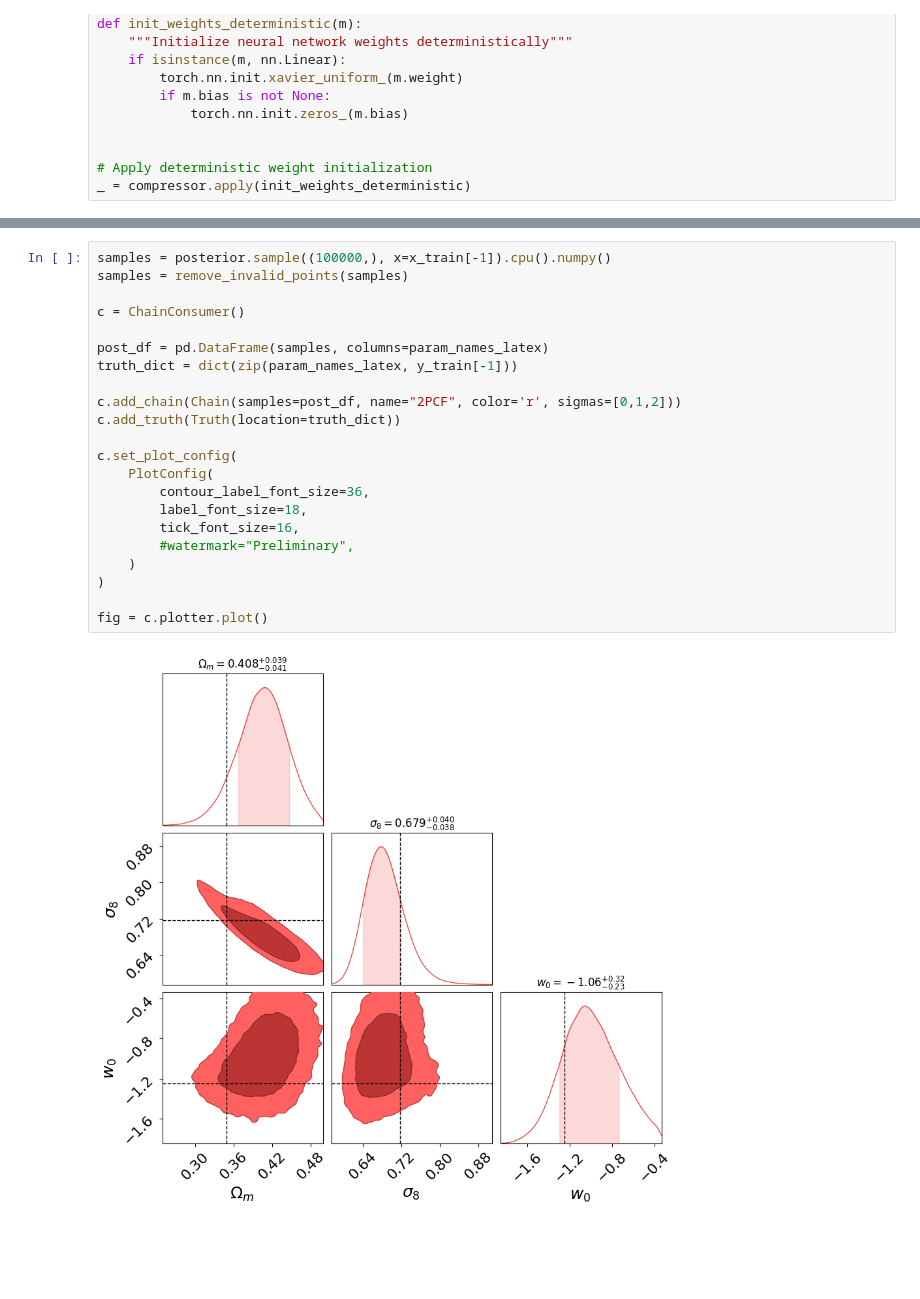
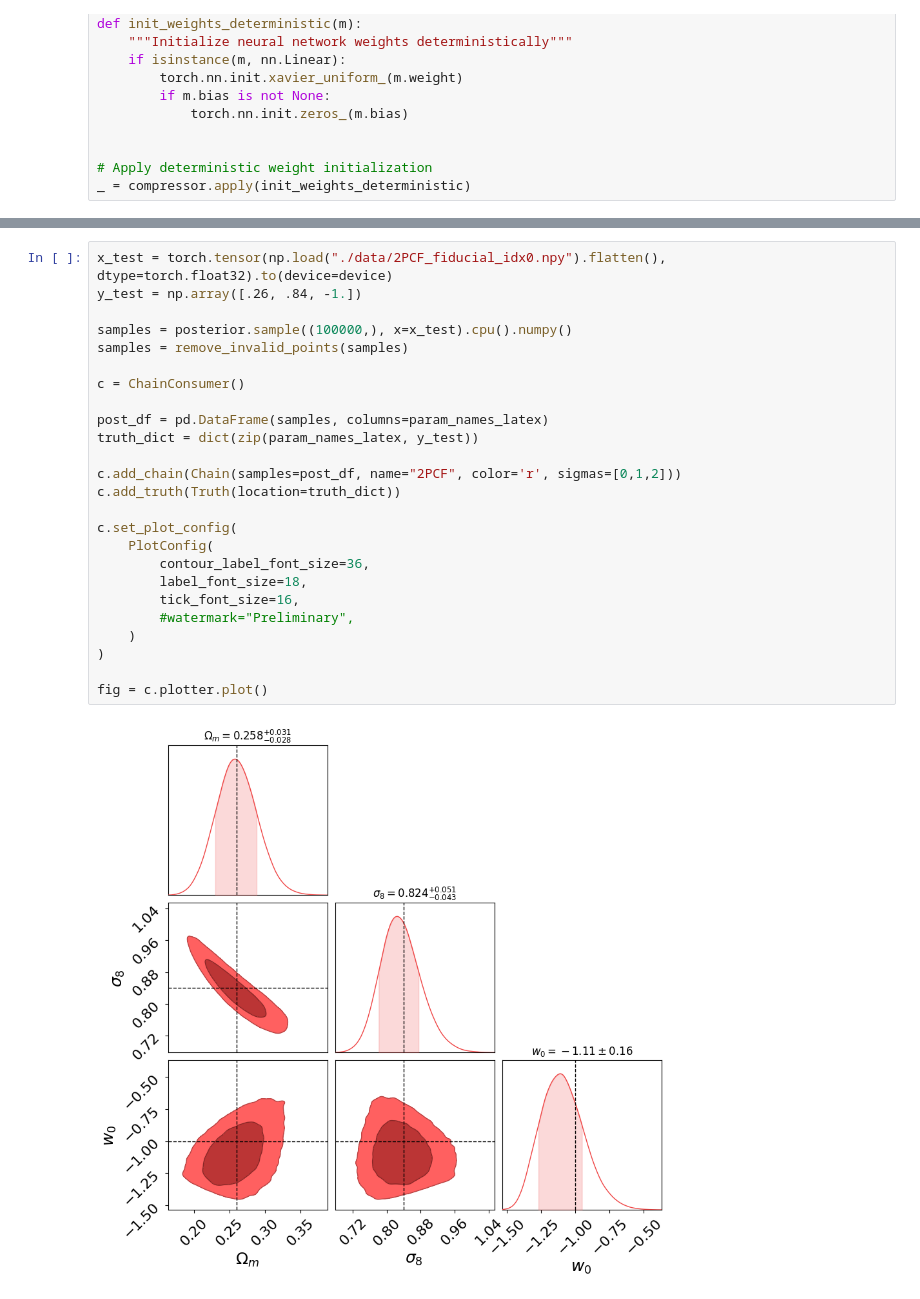
Before and after one commit to lgong6g/C3NN_inference, a Jupyter notebook: 2PCF_comparison.ipynb, the cells around one changed output, grey strips where cells are left out. Drawn from its saved outputs; the diff is of its cells as text; blank space fills up the shorter version.

Commit message:
Added 2PCF measurement @fiducial cosmo for testing.

```diff
--- a/2PCF_comparison.ipynb
+++ b/2PCF_comparison.ipynb
@@ -162,26 +162,29 @@ posterior = inference.build_posterior()
 
 DANGER!!!! No more deepycopy after training!!!
 # %%
-samples = posterior.sample((100000,), x=x_train[-1]).cpu().numpy()
+x_test = torch.tensor(np.load("./data/2PCF_fiducial_idx0.npy").flatten(), dtype=torch.float32).to(device=device)
+y_test = np.array([.26, .84, -1.])
+
+samples = posterior.sample((100000,), x=x_test).cpu().numpy()
 samples = remove_invalid_points(samples)
 
 c = ChainConsumer()
 
 post_df = pd.DataFrame(samples, columns=param_names_latex)
-truth_dict = dict(zip(param_names_latex, y_train[-1]))
+truth_dict = dict(zip(param_names_latex, y_test))
 
 c.add_chain(Chain(samples=post_df, name="2PCF", color='r', sigmas=[0,1,2]))
 c.add_truth(Truth(location=truth_dict))
 
 c.set_plot_config(
     PlotConfig(
         contour_label_font_size=36,
         label_font_size=18,
         tick_font_size=16,
         #watermark="Preliminary",
     )
 )
 
 fig = c.plotter.plot()
 # %% [output]
-[figure, old version]
+[figure, new version]
```
Also changed, not shown: parts of 2 cells of this notebook, 2 other files.
